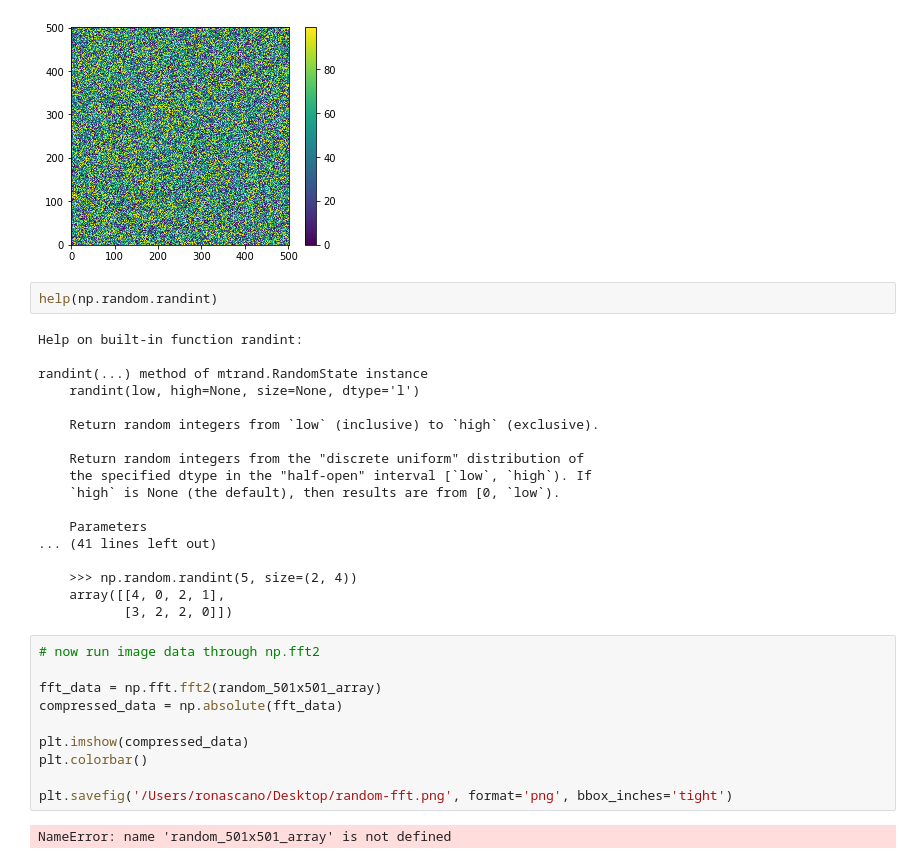
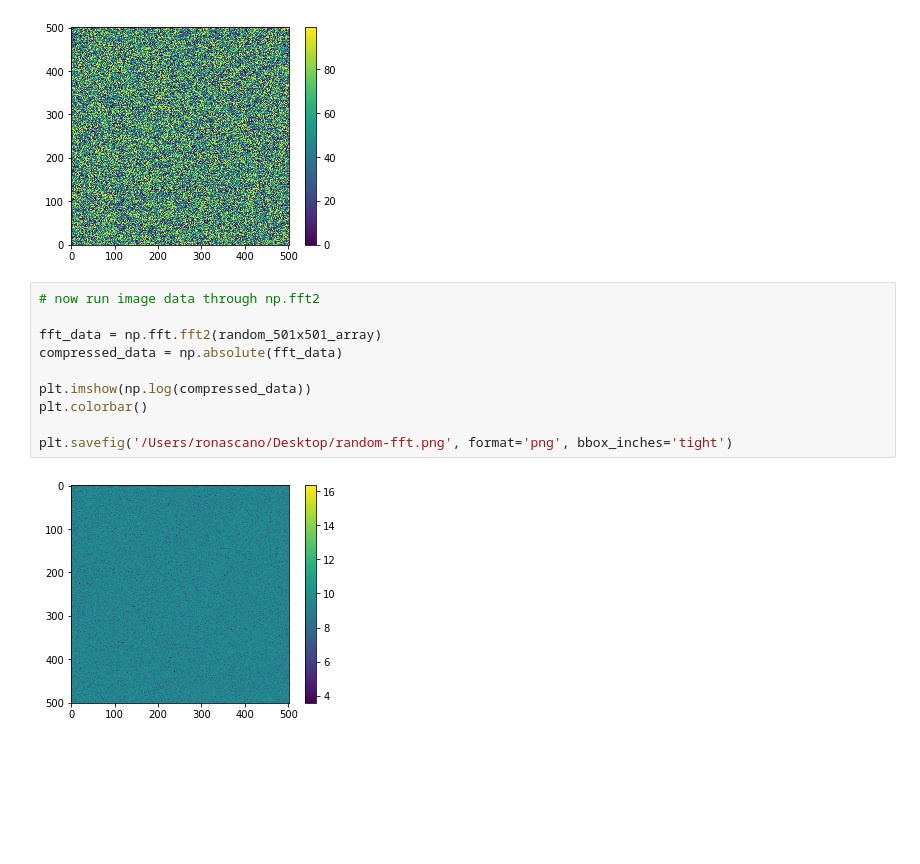
Before and after one commit to rovvvn/2017-cmp, a Jupyter notebook: ASCANO-HW6-FOURIER.ipynb, the cells around one changed output. Saved outputs shown, nothing was run; the diff lists cells and outputs as text; blank space fills up the shorter version.

```diff
--- a/ASCANO-HW6-FOURIER.ipynb
+++ b/ASCANO-HW6-FOURIER.ipynb
@@ -104,38 +91,18 @@ plt.savefig('/Users/ronascano/Desktop/random.png', format='png', bbox_inches='ti
  [82 97 14 ... 61 75 69]
  [72 28 95 ... 87 36 66]]
 [figure]
-# %%
-help(np.random.randint)
-# %% [output]
-Help on built-in function randint:
-
-randint(...) method of mtrand.RandomState instance
-    randint(low, high=None, size=None, dtype='l')
-
-    Return random integers from `low` (inclusive) to `high` (exclusive).
-
-    Return random integers from the "discrete uniform" distribution of
-    the specified dtype in the "half-open" interval [`low`, `high`). If
-    `high` is None (the default), then results are from [0, `low`).
-
-    Parameters
-... (41 lines left out)
-
-    >>> np.random.randint(5, size=(2, 4))
-    array([[4, 0, 2, 1],
-           [3, 2, 2, 0]])
 # %%
 # now run image data through np.fft2
 
 fft_data = np.fft.fft2(random_501x501_array)
 compressed_data = np.absolute(fft_data)
 
-plt.imshow(compressed_data)
+plt.imshow(np.log(compressed_data))
 plt.colorbar()
 
 plt.savefig('/Users/ronascano/Desktop/random-fft.png', format='png', bbox_inches='tight')
 # %% [output]
-NameError: name 'random_501x501_array' is not defined
+[figure, added]
 # %%
 x = np.random.normal(size=250)
 y = x * 3 + np.random.normal(size=250)
```
Also changed, not shown: parts of 14 cells of this notebook.
